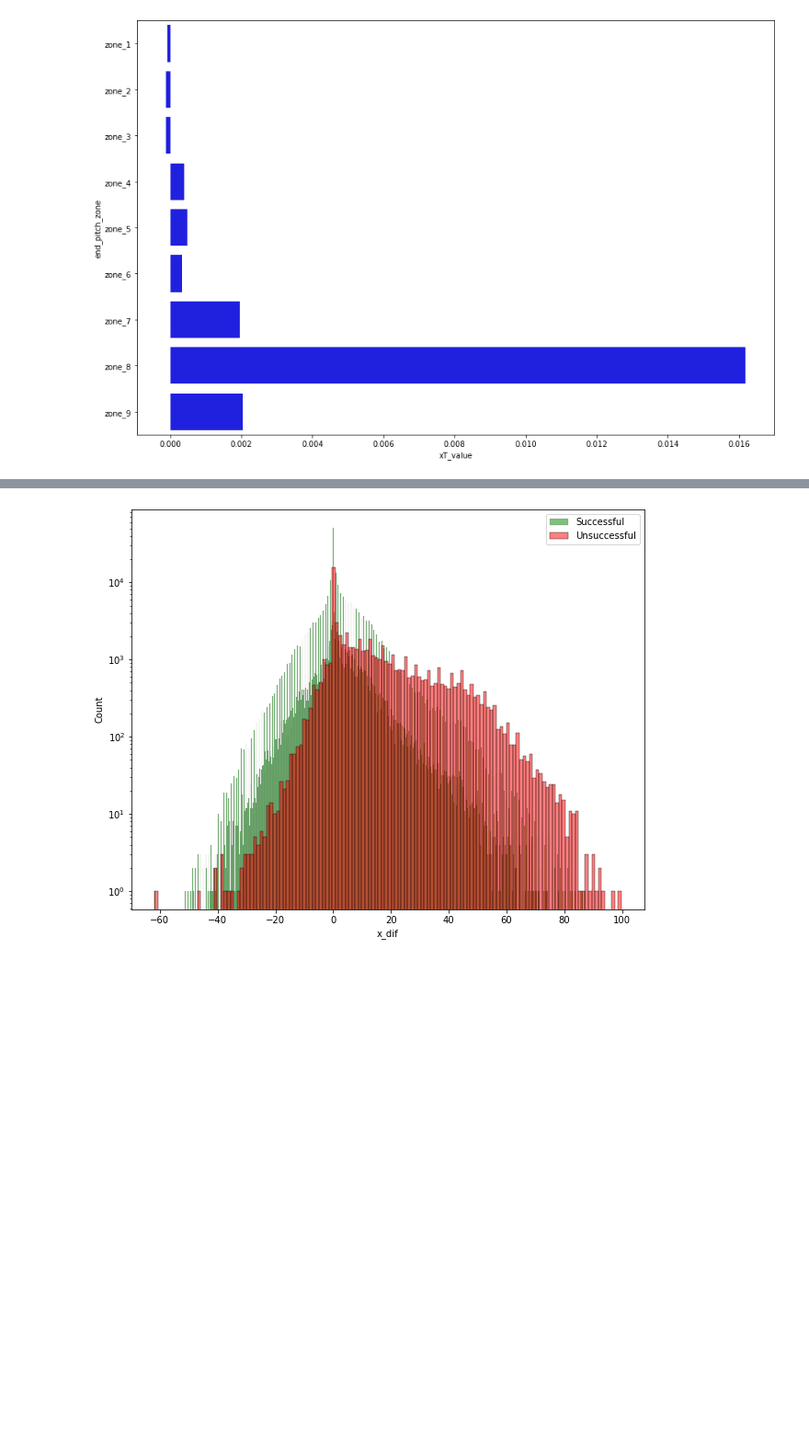
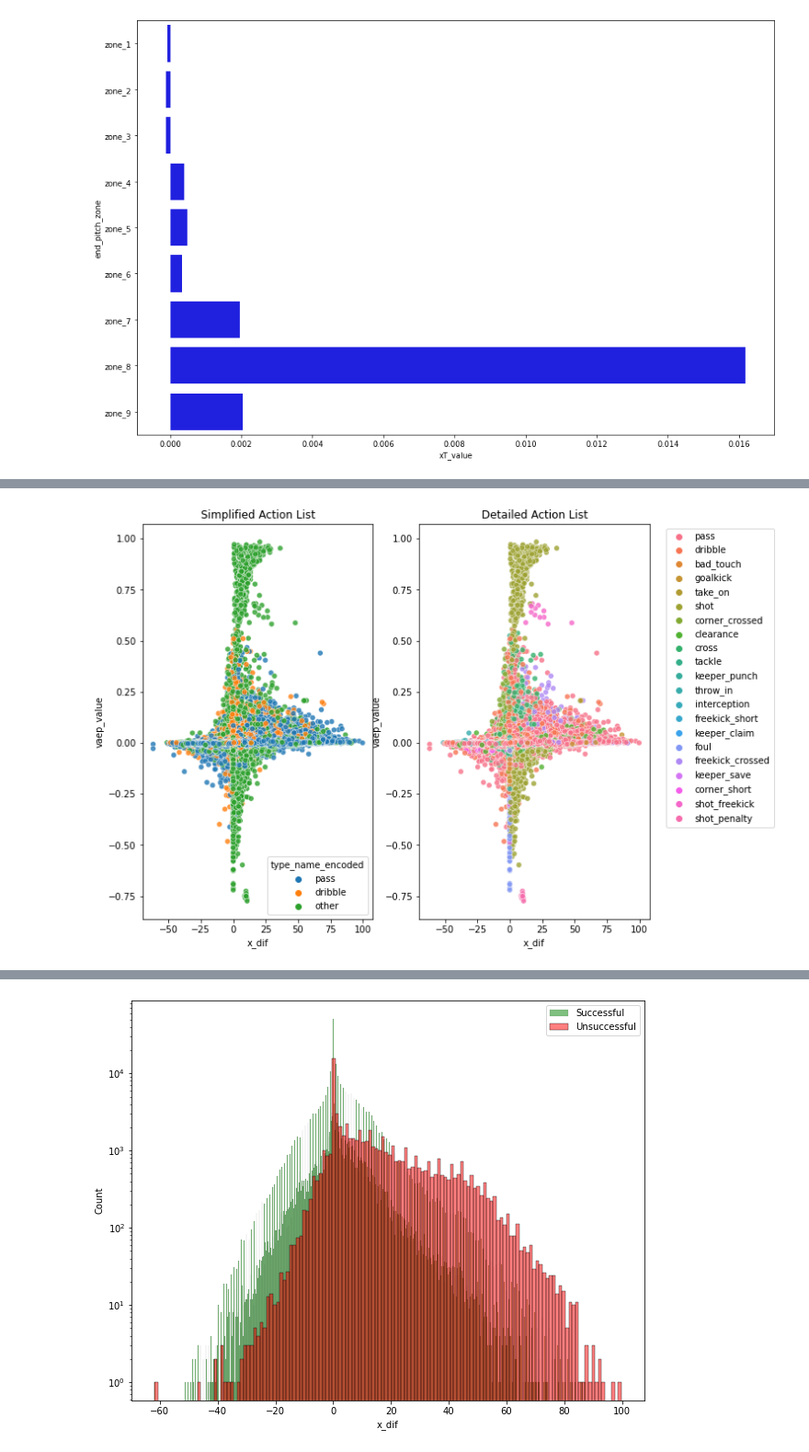
Before and after one commit to alexmihalache/Football-Analytics-Capstone---BrainStation-Final-Project, a Jupyter notebook: 3 - Initial Analysis.ipynb, the cells around one changed output, grey strips where cells are left out. Shown at 92% size. Cells and saved outputs as stored; diff of their text form; code cells hidden in the pictures; blank space fills up the shorter version.

```diff
--- a/3 - Initial Analysis.ipynb
+++ b/3 - Initial Analysis.ipynb
@@ -162,0 +149,12 @@ plt.show()
+# %%
+plt.subplots(1,2, figsize=(10,8))
+plt.subplot(1,2,1)
+sns.scatterplot(data=vaep, x='x_dif', y='vaep_value', hue='type_name_encoded', alpha=0.8)
+plt.title('Simplified Action List')
+plt.subplot(1,2,2)
+sns.scatterplot(data=vaep, x='x_dif', y='vaep_value', hue='type_name', alpha=0.8)
+plt.legend(bbox_to_anchor=(1.05, 1.0), loc='upper left')
+plt.title('Detailed Action List')
+plt.show()
+# %% [output]
+[figure, added]
```
Also changed, not shown: parts of 49 cells of this notebook, 6 other files.
